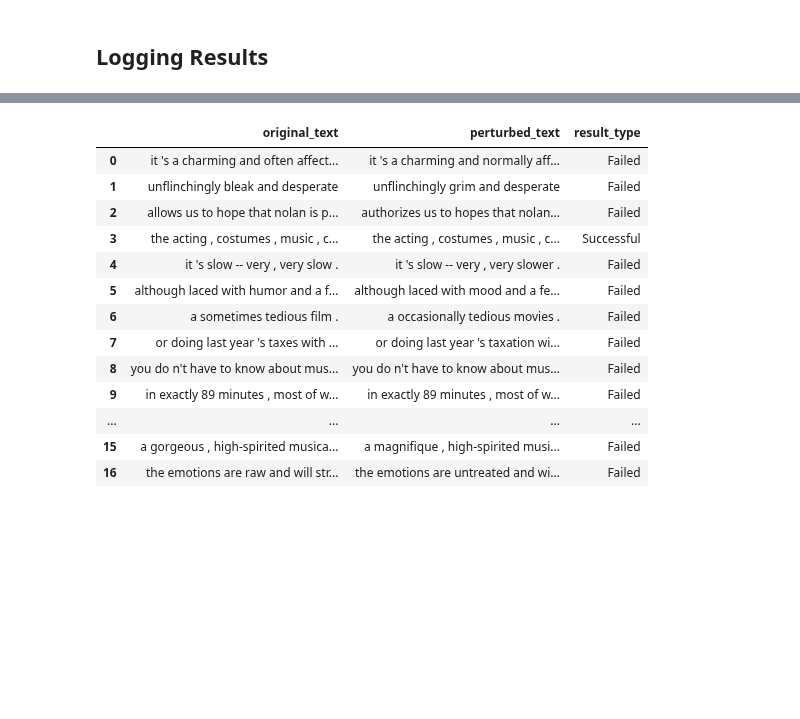
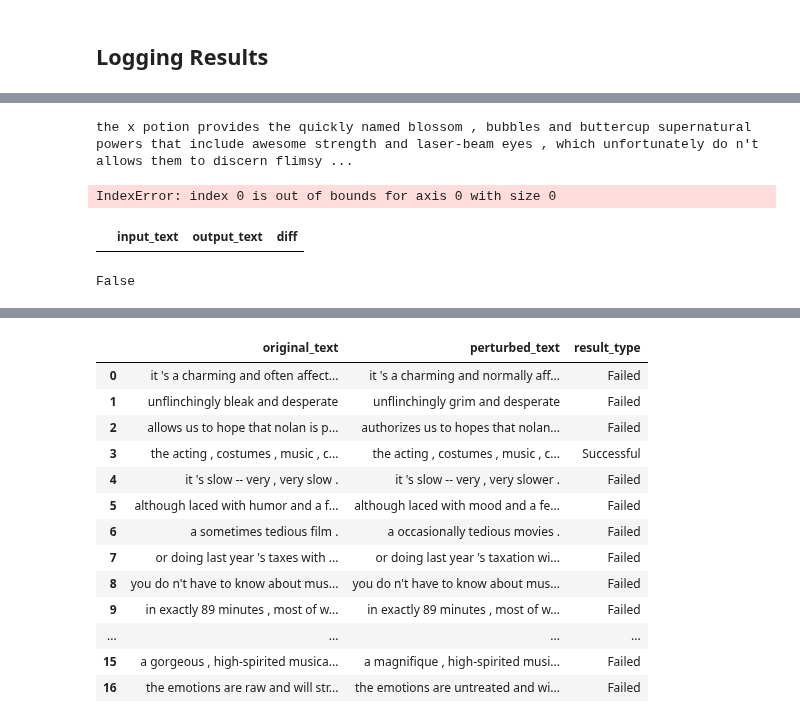
Before and after one commit to UCLA-SEAL/ProvenanceInspector, a Jupyter notebook: after/log_query_example.ipynb, the cells around one changed output, grey strips where cells are left out. Saved outputs shown, nothing was run; the diff lists cells and outputs as text; code cells hidden in the pictures; blank space fills up the shorter version.

```diff
--- a/after/log_query_example.ipynb
+++ b/after/log_query_example.ipynb
@@ -76,0 +130,21 @@ import pandas as pd
+# %%
+cur = final
+trace = [final]
+while cur != original:
+    cur = trans_df[trans_df['output_text'] == cur]['input_text']
+    index = cur.index[0]
+    cur = cur.values[0]
+    print(cur)
+    trace.append(cur)
+# %% [output]
+the x potion provides the quickly named blossom , bubbles and buttercup supernatural powers that include awesome strength and laser-beam eyes , which unfortunately do n't allows them to discern flimsy ...
+IndexError: index 0 is out of bounds for axis 0 with size 0
+# %%
+trans_df[trans_df['output_text'] == final]
+# %% [output]
+|  | input_text | output_text | diff |
+# %%
+outs = set(trans_df['output_text'])
+final in outs
+# %% [output]
+False
```
Also changed, not shown: parts of 11 cells of this notebook, 14 other files.
